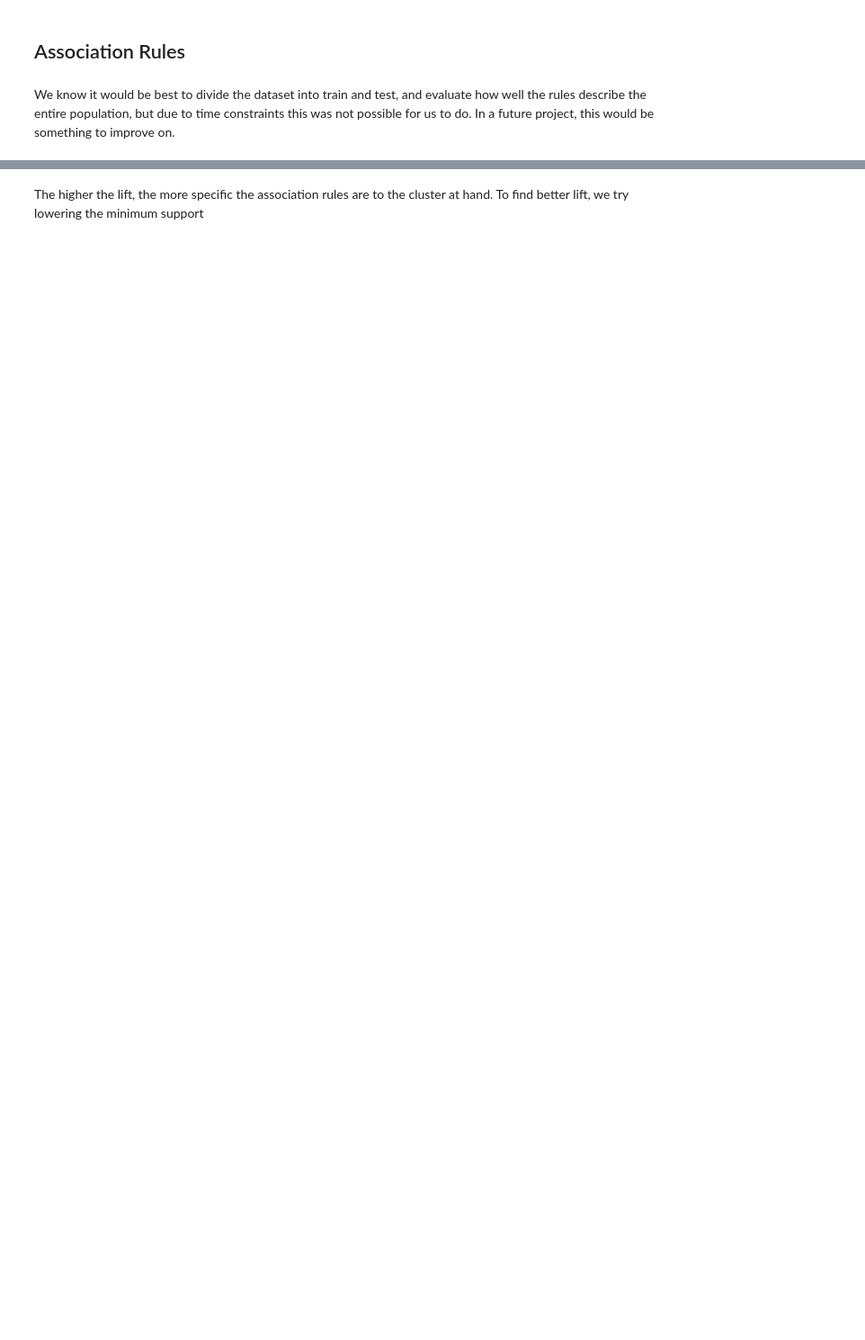
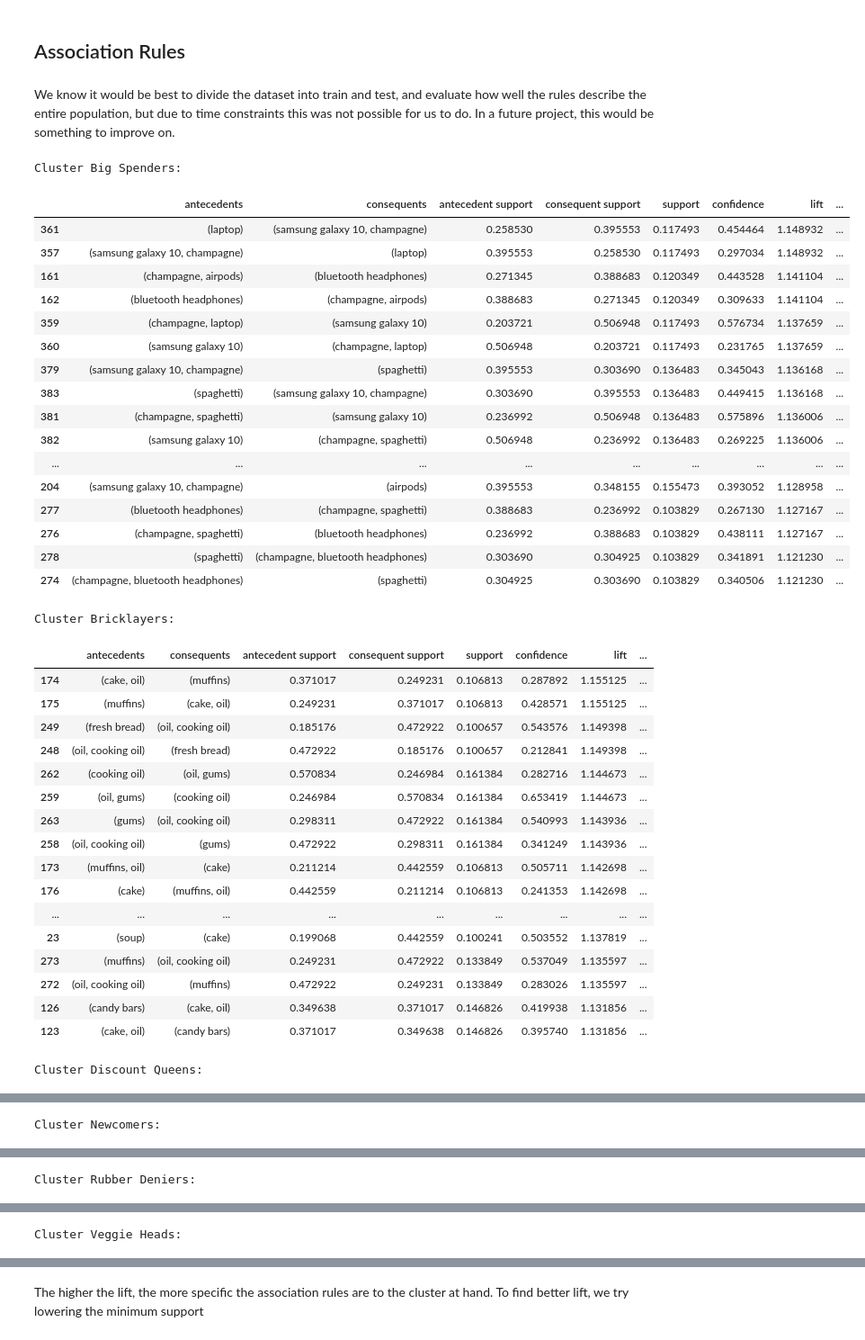
Before and after one commit to mitoma10110/ML2_Project, a Jupyter notebook: main copy.ipynb, the cells around one changed output, grey strips where cells are left out. Shown at 90% size. Saved outputs shown, nothing was run; the diff lists cells and outputs as text; code cells hidden in the pictures; blank space fills up the shorter version.

```diff
--- a/main copy.ipynb
+++ b/main copy.ipynb
@@ -744,0 +642,43 @@ for index in [0,6]:
+# %%
+clustered_baskets = association_rules_preproc(solution, basket_encoded)
+# %%
+for cluster in clustered_baskets.keys():
+  association_rules_apriori(clustered_baskets, cluster)
+# %% [output]
+Cluster Big Spenders:
+|  | antecedents | consequents | antecedent support | consequent support | support | confidence | lift | ... |
+| 361 | (laptop) | (samsung galaxy 10, champagne) | 0.258530 | 0.395553 | 0.117493 | 0.454464 | 1.148932 | ... |
+| 357 | (samsung galaxy 10, champagne) | (laptop) | 0.395553 | 0.258530 | 0.117493 | 0.297034 | 1.148932 | ... |
+| 161 | (champagne, airpods) | (bluetooth headphones) | 0.271345 | 0.388683 | 0.120349 | 0.443528 | 1.141104 | ... |
+| 162 | (bluetooth headphones) | (champagne, airpods) | 0.388683 | 0.271345 | 0.120349 | 0.309633 | 1.141104 | ... |
+| 359 | (champagne, laptop) | (samsung galaxy 10) | 0.203721 | 0.506948 | 0.117493 | 0.576734 | 1.137659 | ... |
+| 360 | (samsung galaxy 10) | (champagne, laptop) | 0.506948 | 0.203721 | 0.117493 | 0.231765 | 1.137659 | ... |
+| 379 | (samsung galaxy 10, champagne) | (spaghetti) | 0.395553 | 0.303690 | 0.136483 | 0.345043 | 1.136168 | ... |
+| 383 | (spaghetti) | (samsung galaxy 10, champagne) | 0.303690 | 0.395553 | 0.136483 | 0.449415 | 1.136168 | ... |
+| 381 | (champagne, spaghetti) | (samsung galaxy 10) | 0.236992 | 0.506948 | 0.136483 | 0.575896 | 1.136006 | ... |
+| 382 | (samsung galaxy 10) | (champagne, spaghetti) | 0.506948 | 0.236992 | 0.136483 | 0.269225 | 1.136006 | ... |
+| ... | ... | ... | ... | ... | ... | ... | ... | ... |
+| 204 | (samsung galaxy 10, champagne) | (airpods) | 0.395553 | 0.348155 | 0.155473 | 0.393052 | 1.128958 | ... |
+| 277 | (bluetooth headphones) | (champagne, spaghetti) | 0.388683 | 0.236992 | 0.103829 | 0.267130 | 1.127167 | ... |
+| 276 | (champagne, spaghetti) | (bluetooth headphones) | 0.236992 | 0.388683 | 0.103829 | 0.438111 | 1.127167 | ... |
+| 278 | (spaghetti) | (champagne, bluetooth headphones) | 0.303690 | 0.304925 | 0.103829 | 0.341891 | 1.121230 | ... |
+| 274 | (champagne, bluetooth headphones) | (spaghetti) | 0.304925 | 0.303690 | 0.103829 | 0.340506 | 1.121230 | ... |
+Cluster Bricklayers:
+|  | antecedents | consequents | antecedent support | consequent support | support | confidence | lift | ... |
+| 174 | (cake, oil) | (muffins) | 0.371017 | 0.249231 | 0.106813 | 0.287892 | 1.155125 | ... |
+| 175 | (muffins) | (cake, oil) | 0.249231 | 0.371017 | 0.106813 | 0.428571 | 1.155125 | ... |
+| 249 | (fresh bread) | (oil, cooking oil) | 0.185176 | 0.472922 | 0.100657 | 0.543576 | 1.149398 | ... |
+| 248 | (oil, cooking oil) | (fresh bread) | 0.472922 | 0.185176 | 0.100657 | 0.212841 | 1.149398 | ... |
+| 262 | (cooking oil) | (oil, gums) | 0.570834 | 0.246984 | 0.161384 | 0.282716 | 1.144673 | ... |
+| 259 | (oil, gums) | (cooking oil) | 0.246984 | 0.570834 | 0.161384 | 0.653419 | 1.144673 | ... |
+| 263 | (gums) | (oil, cooking oil) | 0.298311 | 0.472922 | 0.161384 | 0.540993 | 1.143936 | ... |
+| 258 | (oil, cooking oil) | (gums) | 0.472922 | 0.298311 | 0.161384 | 0.341249 | 1.143936 | ... |
+| 173 | (muffins, oil) | (cake) | 0.211214 | 0.442559 | 0.106813 | 0.505711 | 1.142698 | ... |
+| 176 | (cake) | (muffins, oil) | 0.442559 | 0.211214 | 0.106813 | 0.241353 | 1.142698 | ... |
+| ... | ... | ... | ... | ... | ... | ... | ... | ... |
+| 23 | (soup) | (cake) | 0.199068 | 0.442559 | 0.100241 | 0.503552 | 1.137819 | ... |
+| 273 | (muffins) | (oil, cooking oil) | 0.249231 | 0.472922 | 0.133849 | 0.537049 | 1.135597 | ... |
+| 272 | (oil, cooking oil) | (muffins) | 0.472922 | 0.249231 | 0.133849 | 0.283026 | 1.135597 | ... |
+| 126 | (candy bars) | (cake, oil) | 0.349638 | 0.371017 | 0.146826 | 0.419938 | 1.131856 | ... |
+| 123 | (cake, oil) | (candy bars) | 0.371017 | 0.349638 | 0.146826 | 0.395740 | 1.131856 | ... |
+Cluster Discount Queens:
@@ -744,0 +702 @@ for index in [0,6]:
+Cluster Newcomers:
@@ -744,0 +720 @@ for index in [0,6]:
+Cluster Rubber Deniers:
@@ -744,0 +738 @@ for index in [0,6]:
+Cluster Veggie Heads:
```
Also changed, not shown: parts of 15 cells of this notebook, 1 other file.
